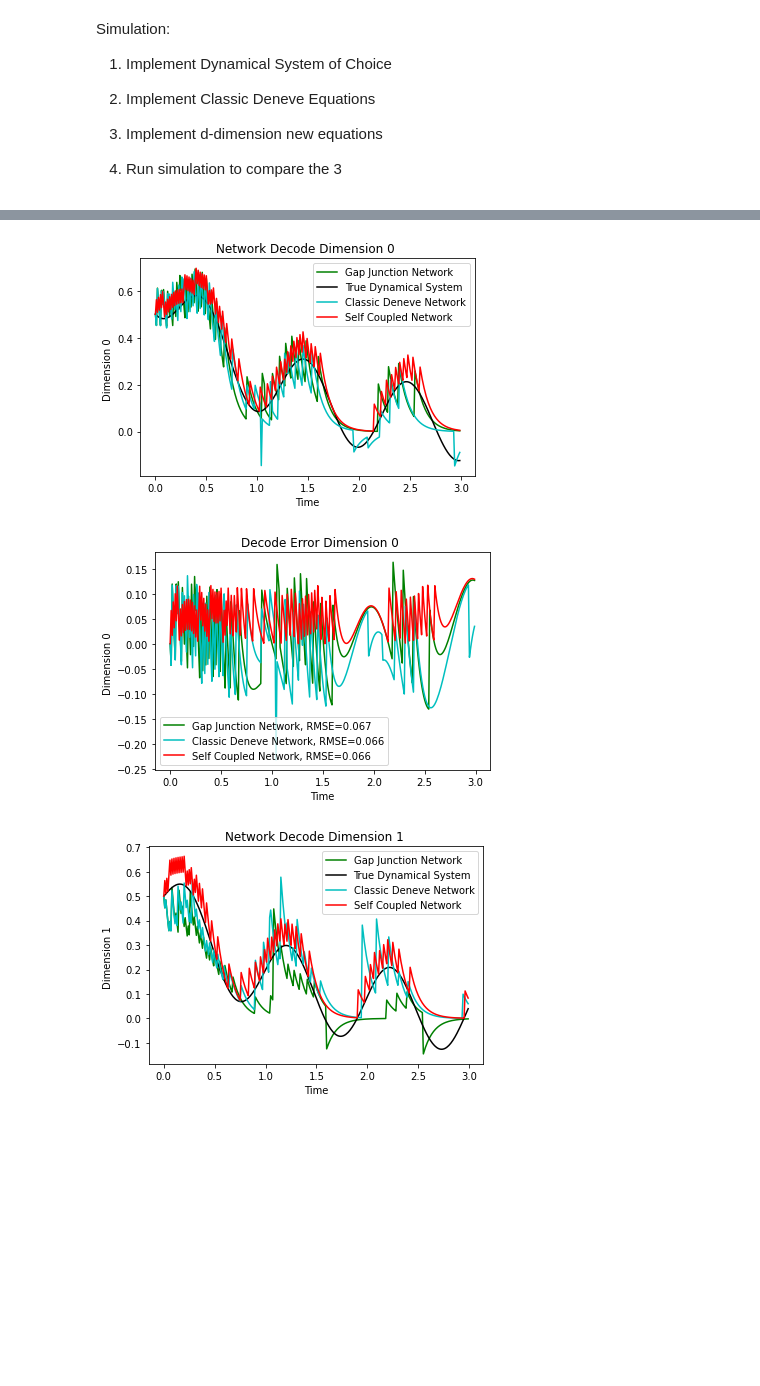
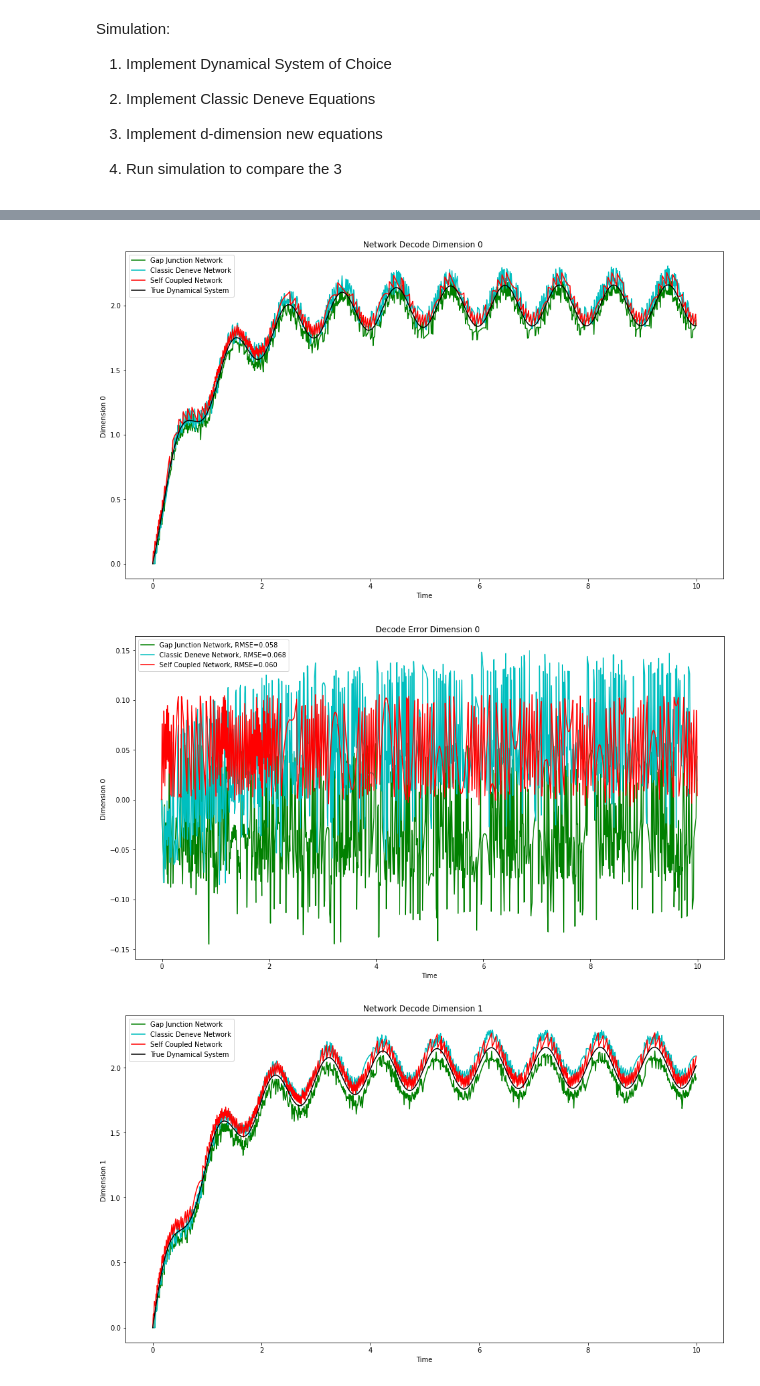
Before and after one commit to Fritz17236/Misc-Research-Code, a Jupyter notebook: HSF/Network_Sim_Comparisons.ipynb, the cells around one changed output, grey strips where cells are left out. Saved outputs shown, nothing was run; the diff lists cells and outputs as text; code cells hidden in the pictures; blank space fills up the shorter version.

```diff
--- a/HSF/Network_Sim_Comparisons.ipynb
+++ b/HSF/Network_Sim_Comparisons.ipynb
@@ -31,14 +31,14 @@ def run_sim(lam, N):
     D = gen_decoder(A.shape[0], N)
     B = np.eye(2)
     u0 = D[:,0]
-    x0 = np.asarray([.5, .5])
-    T = 3
+    x0 = np.asarray([0, 0])
+    T = 10
     dt = 1e-3
 
     lam_v = 1
 
 
-    sin_func = lambda t :   np.asarray([np.sin(2*np.pi*t), np.cos(2*np.pi*t)])
+    sin_func = lambda t :   np.asarray([np.sin(2*np.pi*t), np.cos(2*np.pi*t)]) + 2
 
     lds = sat.LinearDynamicalSystem(x0, A, B, u = sin_func , T = T, dt = dt)
 
@@ -111,26 +111,28 @@ Simulation Complete.
 Simulation Complete.
 # %%
-#plt.figure(figsize=(16,9))
-plt.figure()
-for i in range(4):
+
+plt.ion()
+plt.figure(figsize=(16,9))
+#plt.figure()
+for i in range(2):
     plt.plot(sc_data['t'],sc_data['V'][i,:], label='Neuron %i Voltage'%i)
 plt.plot(sc_data['t'],sc_data['V'][5,:], label= 'Neuron > %i Voltage'%i)
 plt.legend()
 plt.title("Neuron Membrane Potentials")
 plt.xlabel("Simulation Time")
 plt.ylabel('Membrane Potential')
-plt.savefig('membrane_potential_plot.png',bbox_inches='tight')
-plt.show()
+#plt.savefig('membrane_potential_plot.png',bbox_inches='tight')
 
 
-#plt.figure(figsize=(16,9))
-plt.figure()
-plt.imshow(sc_data['V'][0:5,:])
+plt.figure(figsize=(16,9))
+#plt.figure()
+plt.imshow(sc_data['V'][0:2,0::10])
 plt.xlabel("Time Step")
 plt.axis('auto')
 plt.colorbar()
 plt.title('Neuron Membrane Potentials (4 Onward is All other Neurons in Ensemble)')
 plt.ylabel('Neuron #')
-plt.savefig('membrane_potential_image.png',bbox_inches='tight')
+#plt.savefig('membrane_potential_image.png',bbox_inches='tight')
 plt.show()
+plt.pause(.001)
 # %% [output]
@@ -141,38 +143,40 @@ def rmse(x,y): return np.sqrt(np.mean(np.square(x-y)))
 # %%
 plot_step = 10
 
+plt.ion()
 for i in range(gj_data['x_hat'].shape[0]):
-    #plt.figure(figsize=(16,9))
-    plt.figure()
+    plt.figure(figsize=(16,9))
+    #plt.figure()
     plt.xlabel('Time')
     plt.ylabel('Dimension %i '%i)
     plt.plot(gj_data['t'][0:-1:plot_step], gj_data['x_hat'][i,0:-1:plot_step],c='g',label='Gap Junction Network')
-    plt.plot(gj_data['t'][0:-1:plot_step], gj_data['x_true'][i,0:-1:plot_step],c='k',label='True Dynamical System')
     plt.plot(classic_data['t'][0:-1:plot_step], classic_data['x_hat'][i,0:-1:plot_step],c='c',label='Classic Deneve Network')
     plt.plot(sc_data['t'][0:-1:plot_step], sc_data['x_hat'][i,0:-1:plot_step],c='r',label='Self Coupled Network')
+    plt.plot(gj_data['t'][0:-1:plot_step], gj_data['x_true'][i,0:-1:plot_step],c='k',label='True Dynamical System')
     plt.title('Network Decode Dimension %i '%i)
     plt.legend()
     #plt.ylim([-1.1, 1.1])
     #plt.savefig('network_decode_dim_%i.png'%i,bbox_inches='tight')
 
-    #plt.figure(figsize=(16,9))
-    plt.figure()
+    plt.figure(figsize=(16,9))
+    #plt.figure()
     plt.xlabel('Time')
     plt.ylabel('Dimension %i '%i)
 
     gj_err = rmse(gj_data['x_hat'][i,0:-1:plot_step], gj_data['x_true'][i,0:-1:plot_step])
     classic_err = rmse(classic_data['x_hat'][i,0:-1:plot_step], classic_data['x_true'][i,0:-1:plot_step])
     sc_err = rmse(sc_data['x_hat'][i,0:-1:plot_step], sc_data['x_true'][i,0:-1:plot_step])
 
     plt.plot(gj_data['t'][0:-1:plot_step], gj_data['x_hat'][i,0:-1:plot_step] - gj_data['x_true'][i,0:-1:plot_step],c='g',label='Gap Junction Network, RMSE=%.3f'%gj_err)
     plt.plot(classic_data['t'][0:-1:plot_step], classic_data['x_hat'][i,0:-1:plot_step] - classic_data['x_true'][i,0:-1:plot_step],c='c',label='Classic Deneve Network, RMSE=%.3f'%classic_err)
     plt.plot(sc_data['t'][0:-1:plot_step], sc_data['x_hat'][i,0:-1:plot_step] - sc_data['x_true'][i,0:-1:plot_step],c='r',label='Self Coupled Network, RMSE=%.3f'%sc_err)
     plt.title('Decode Error Dimension %i '%i)
     plt.legend()
     #plt.ylim([-1.1, 1.1])
     #plt.savefig('decode_error_dim_%i.png'%i,bbox_inches='tight')
 plt.show()
+plt.pause(.001)
 # %% [output]
-[figure, old version]
+[figure, new version]
-[figure, old version]
+[figure, new version]
-[figure, old version]
+[figure, new version]
```
Also changed, not shown: parts of 4 cells of this notebook, 8 other files.
